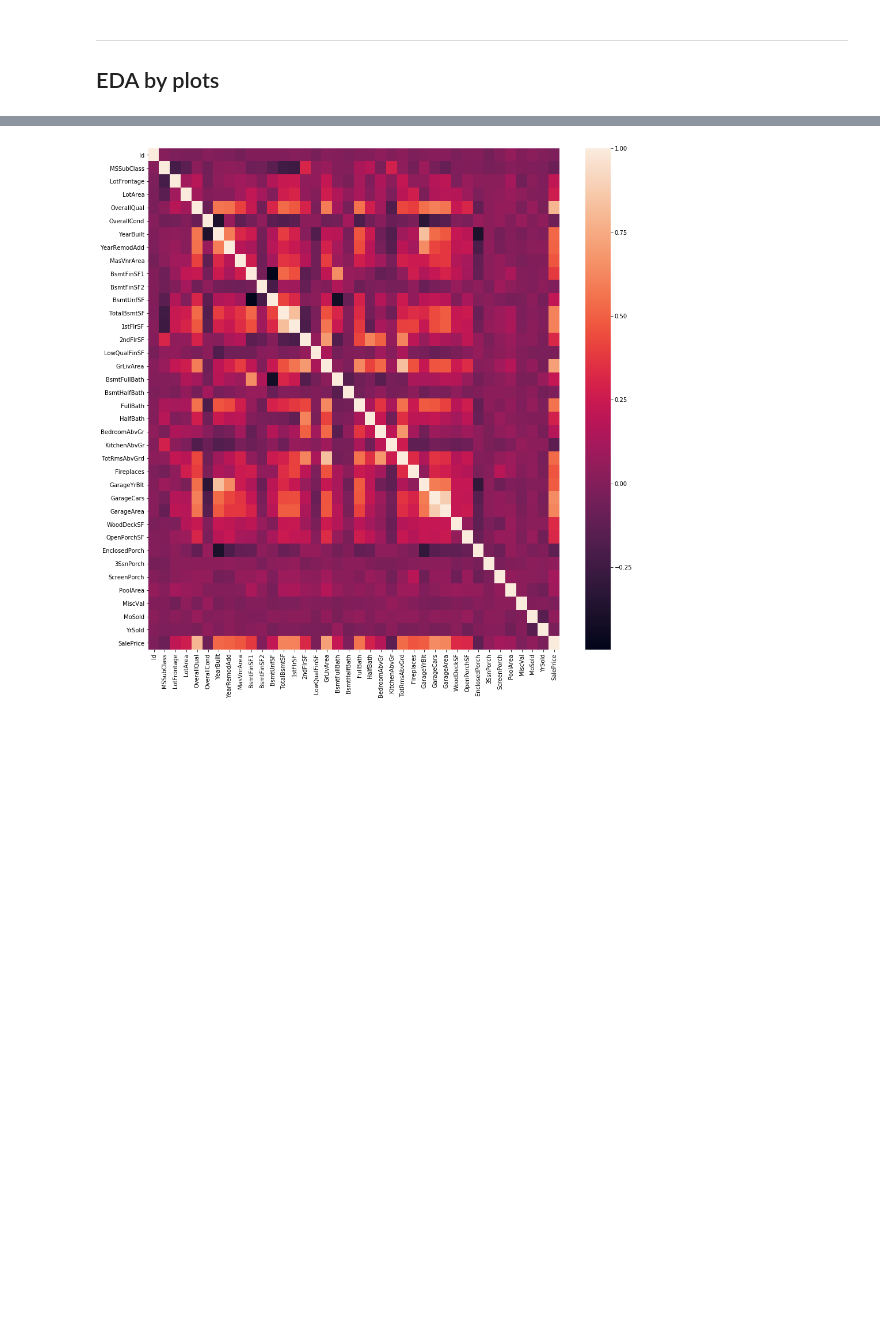
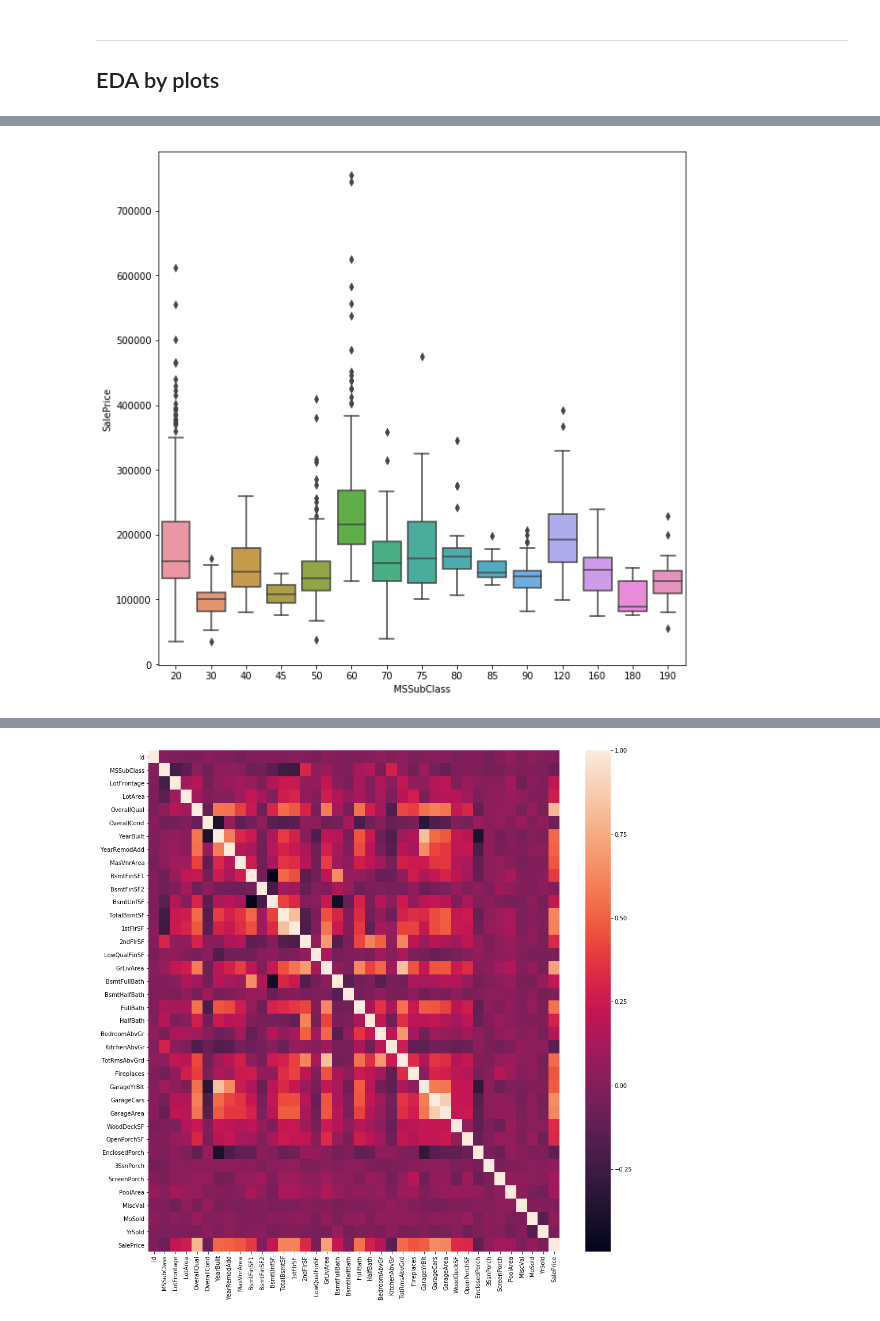
Before and after one commit to ber0-0/BrainStation-Capstone-Sale-Price-Prediction, a Jupyter notebook: Data_Cleansing.ipynb, the cells around one changed output, grey strips where cells are left out. Cells and saved outputs as stored; diff of their text form; code cells hidden in the pictures; blank space fills up the shorter version.

```diff
--- a/Data_Cleansing.ipynb
+++ b/Data_Cleansing.ipynb
@@ -179,0 +206,6 @@ print(dt['GarageYrBlt'].isna().sum())
+# %%
+plt.figure(figsize=(10,10))
+sns.boxplot(dt['MSSubClass'], dt['SalePrice'])
+plt.show()
+# %% [output]
+[figure, added]
```
Also changed, not shown: parts of 5 cells of this notebook.
